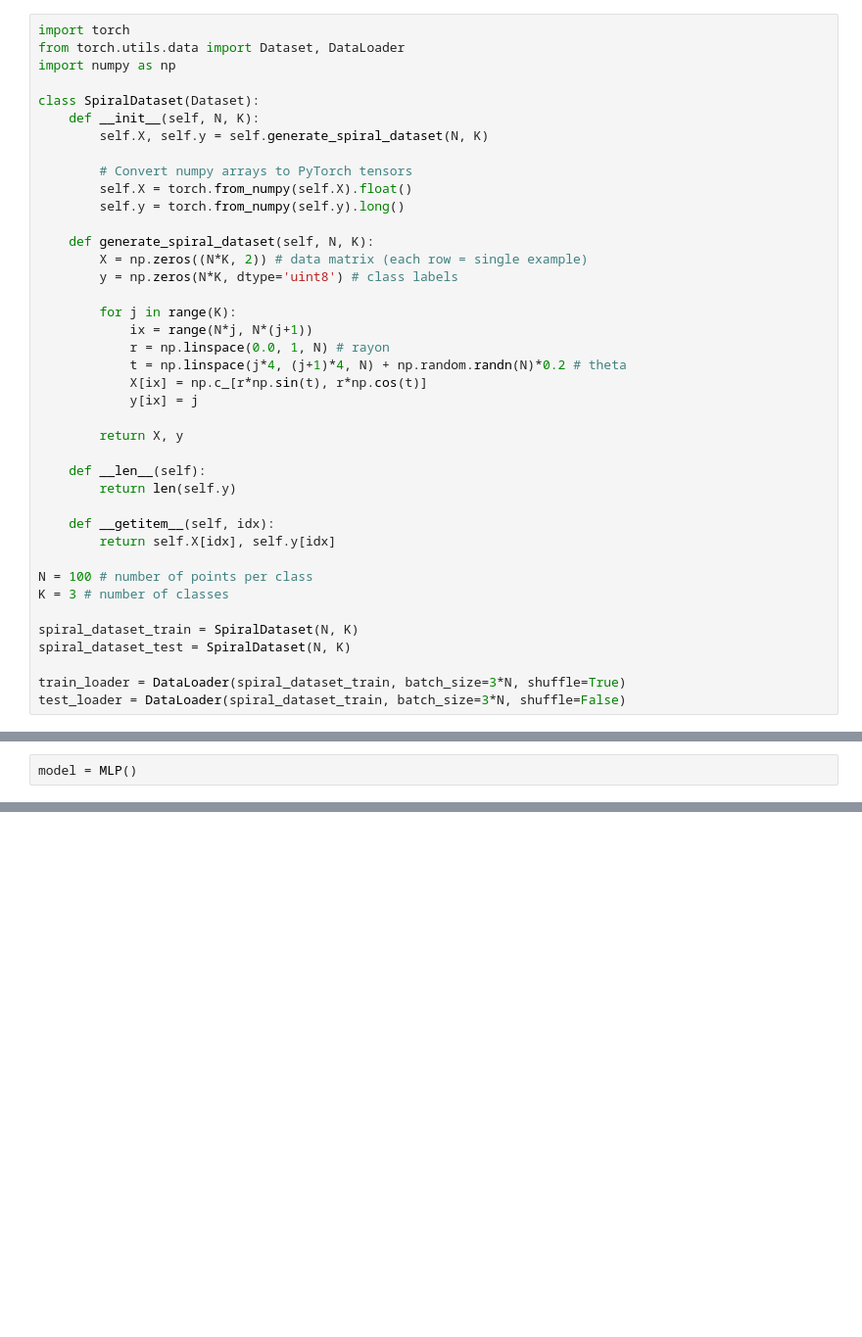
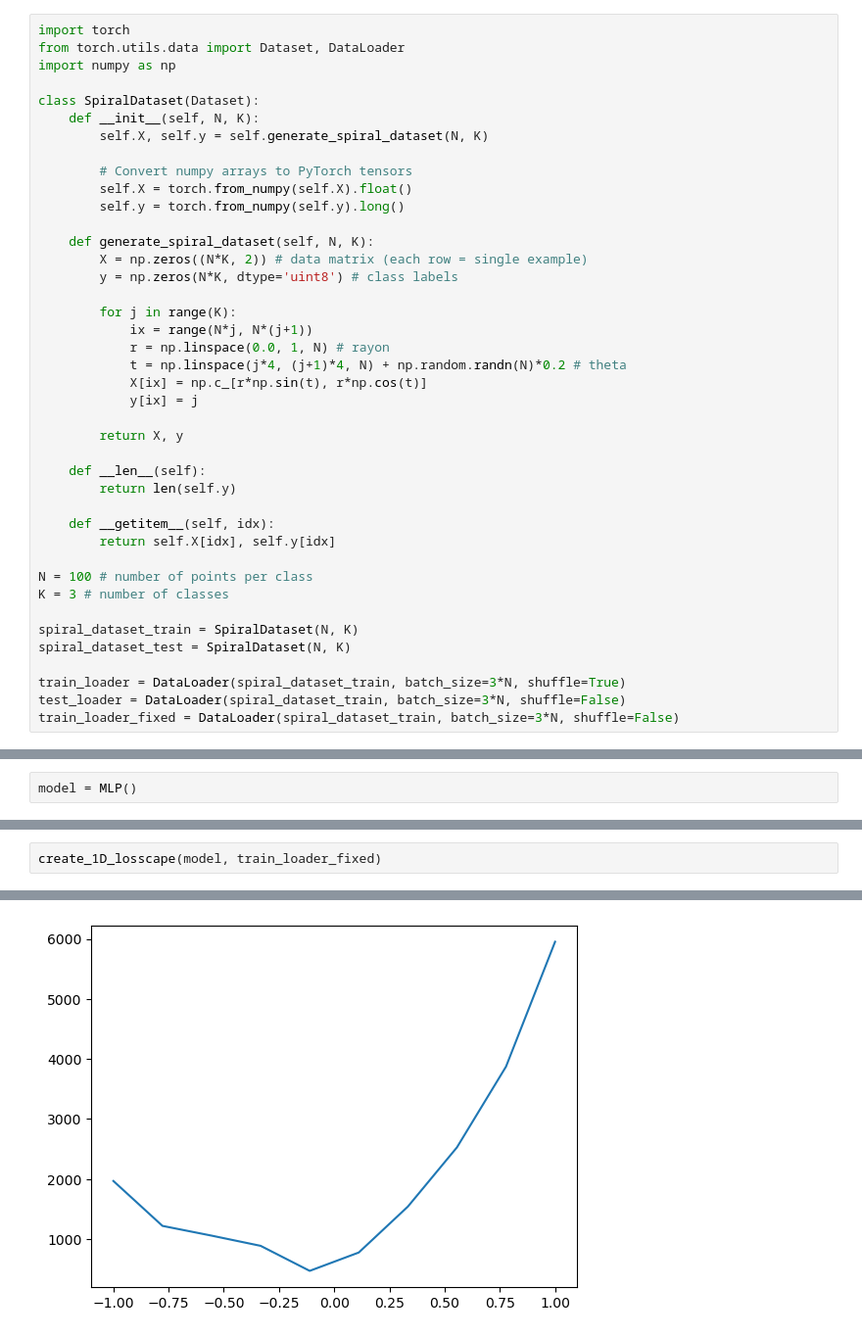
Before and after one commit to alxndrTL/losscape, a Jupyter notebook: malib_interac.ipynb, the cells around one changed output, grey strips where cells are left out. Shown: that part at 98% size. Cells and saved outputs as stored; diff of their text form; blank space fills up the shorter version.

Commit message:
1D losscape

```diff
--- a/malib_interac.ipynb
+++ b/malib_interac.ipynb
@@ -46,6 +46,7 @@ spiral_dataset_test = SpiralDataset(N, K)
 
 train_loader = DataLoader(spiral_dataset_train, batch_size=3*N, shuffle=True)
 test_loader = DataLoader(spiral_dataset_train, batch_size=3*N, shuffle=False)
+train_loader_fixed = DataLoader(spiral_dataset_train, batch_size=3*N, shuffle=False)
 # %%
 class MLP(nn.Module):
     def __init__(self):
@@ -87,0 +97,3 @@ Epoch 499/500. Loss=0.01907445304095745
+# %%
+create_1D_losscape(model, train_loader_fixed)
+# %% [output]
@@ -87,0 +110 @@ Epoch 499/500. Loss=0.01907445304095745
+[figure, added]
```
Also changed, not shown: parts of 5 cells of this notebook, 2 other files.
